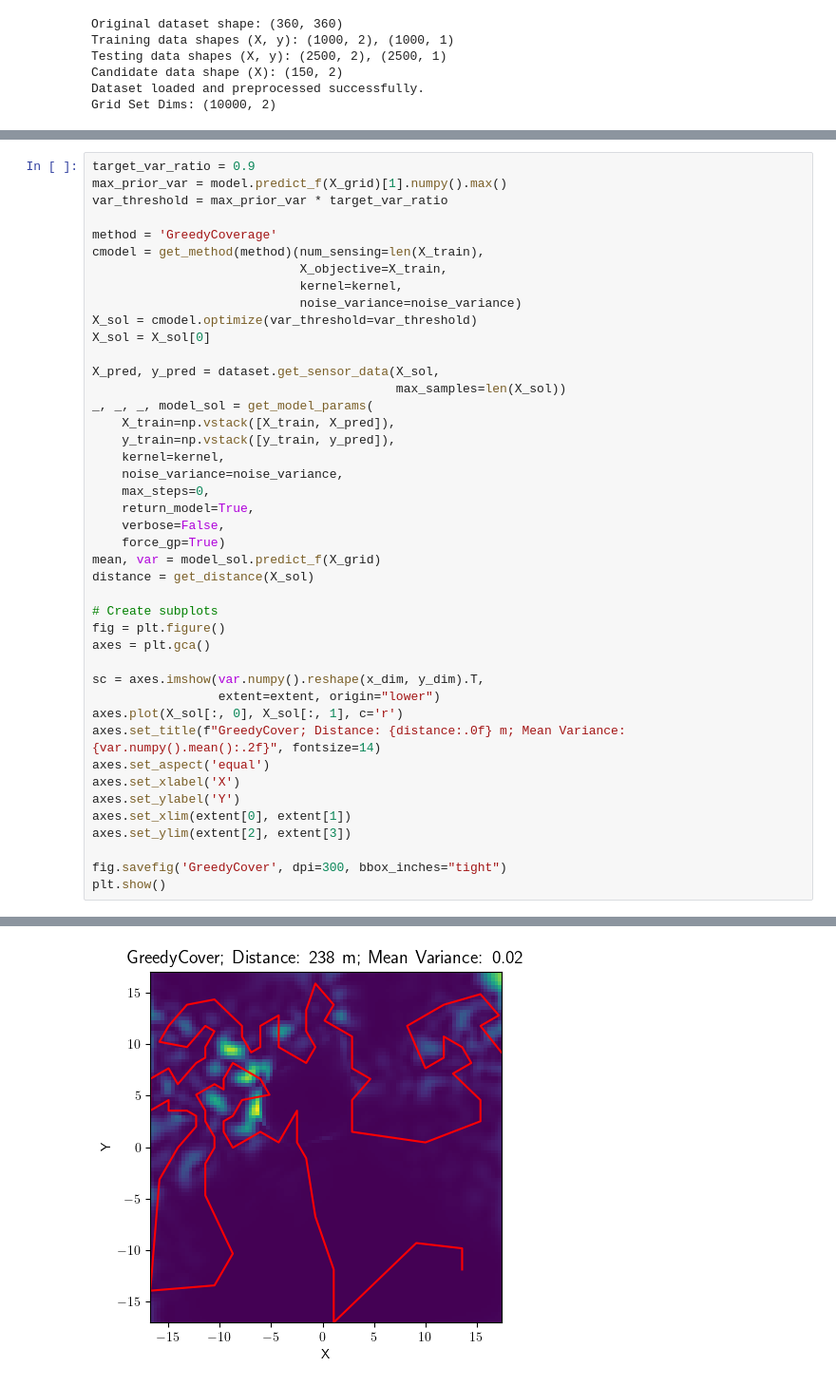
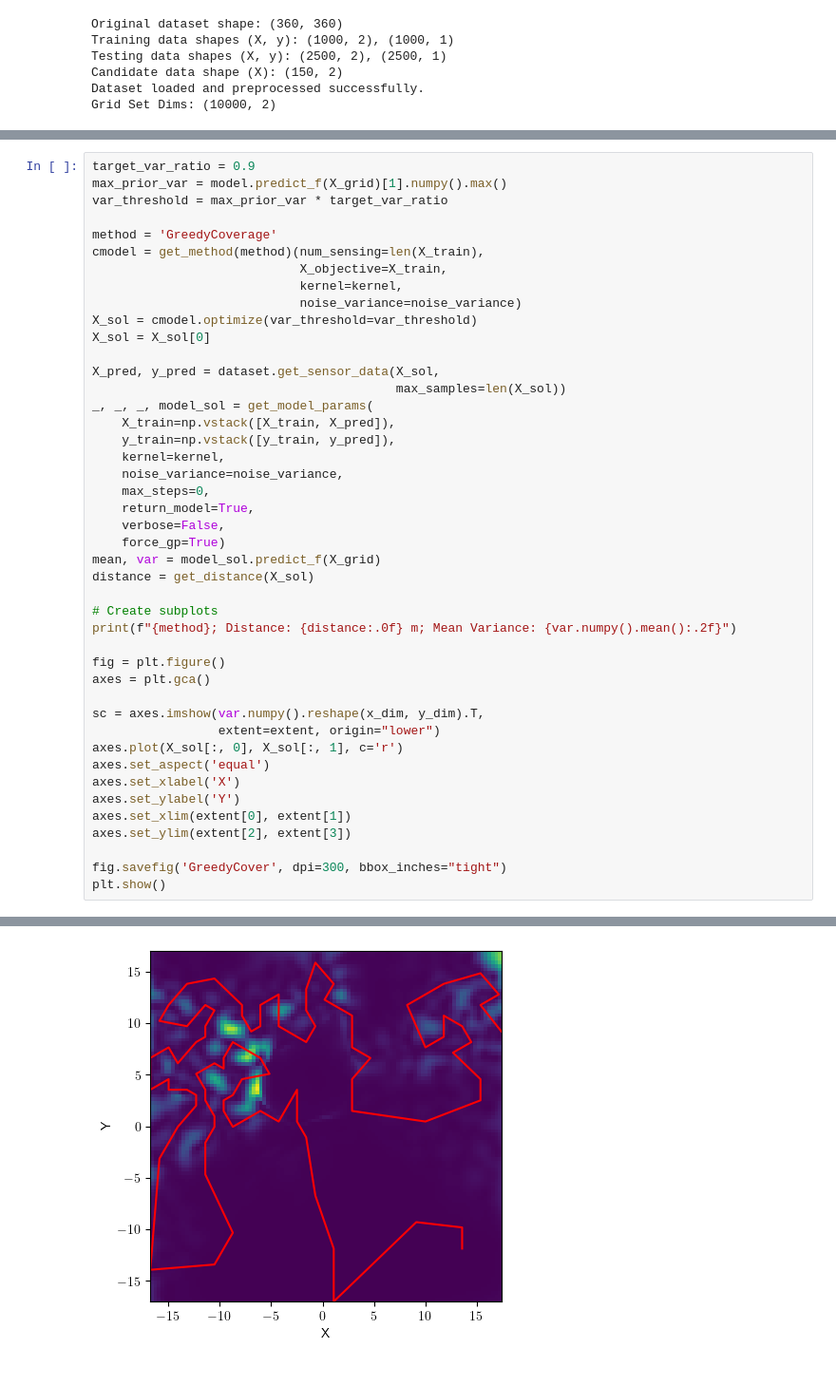
Before and after one commit to itskalvik/ICPP, a Jupyter notebook: intro.ipynb, the cells around one changed output, grey strips where cells are left out. Shown at 95% size. Drawn from its saved outputs; the diff is of its cells as text.

```diff
--- a/intro.ipynb
+++ b/intro.ipynb
@@ -281,13 +287,14 @@ mean, var = model_sol.predict_f(X_grid)
 distance = get_distance(X_sol)
 
 # Create subplots
+print(f"{method}; Distance: {distance:.0f} m; Mean Variance: {var.numpy().mean():.2f}")
+
 fig = plt.figure()
 axes = plt.gca()
 
 sc = axes.imshow(var.numpy().reshape(x_dim, y_dim).T,
                  extent=extent, origin="lower")
 axes.plot(X_sol[:, 0], X_sol[:, 1], c='r')
-axes.set_title(f"GreedyCover; Distance: {distance:.0f} m; Mean Variance: {var.numpy().mean():.2f}", fontsize=14)
 axes.set_aspect('equal')
 axes.set_xlabel('X')
 axes.set_ylabel('Y')
@@ -300 +308 @@ plt.show()
-[figure, old version]
+[figure, new version]
```
Also changed, not shown: parts of 6 cells of this notebook.
